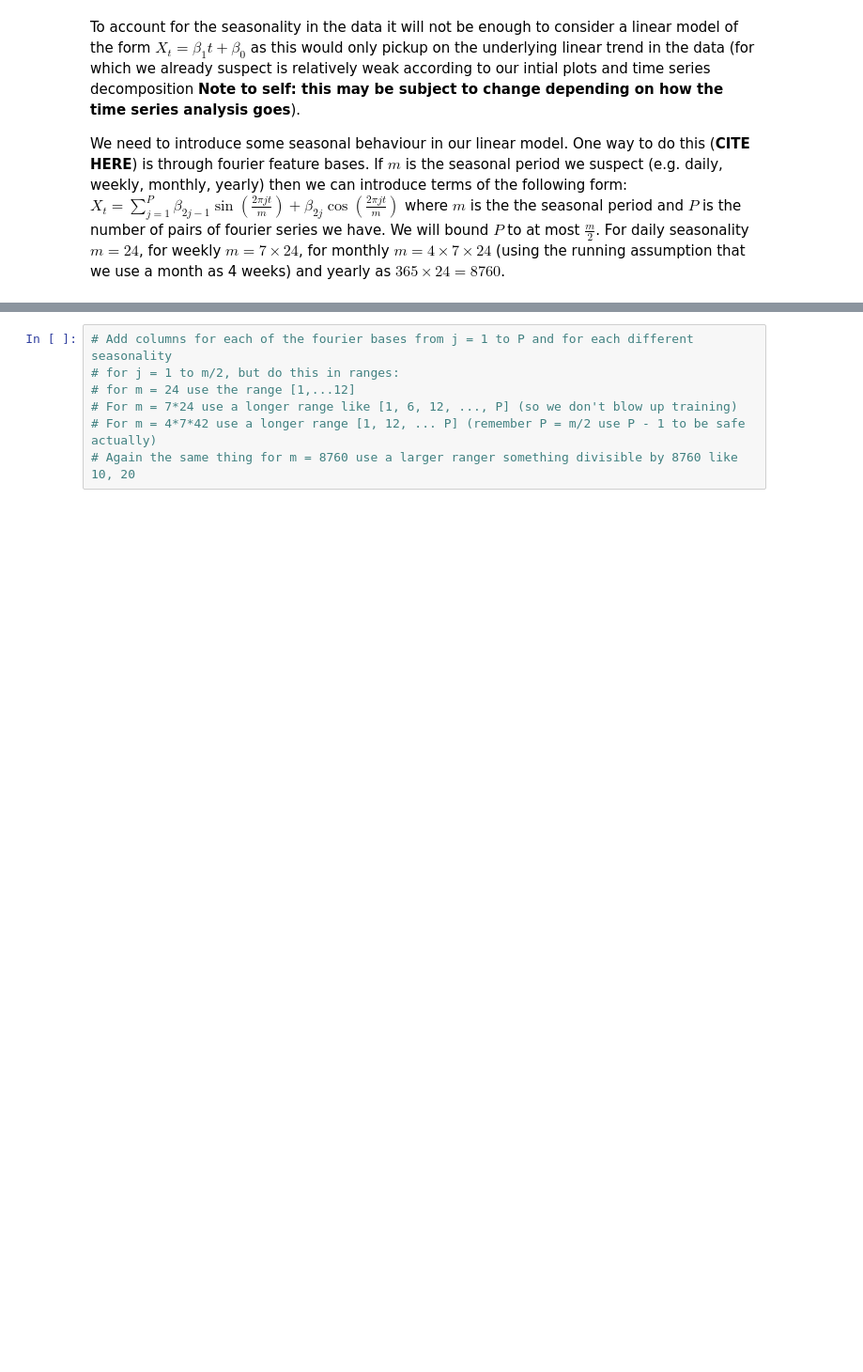
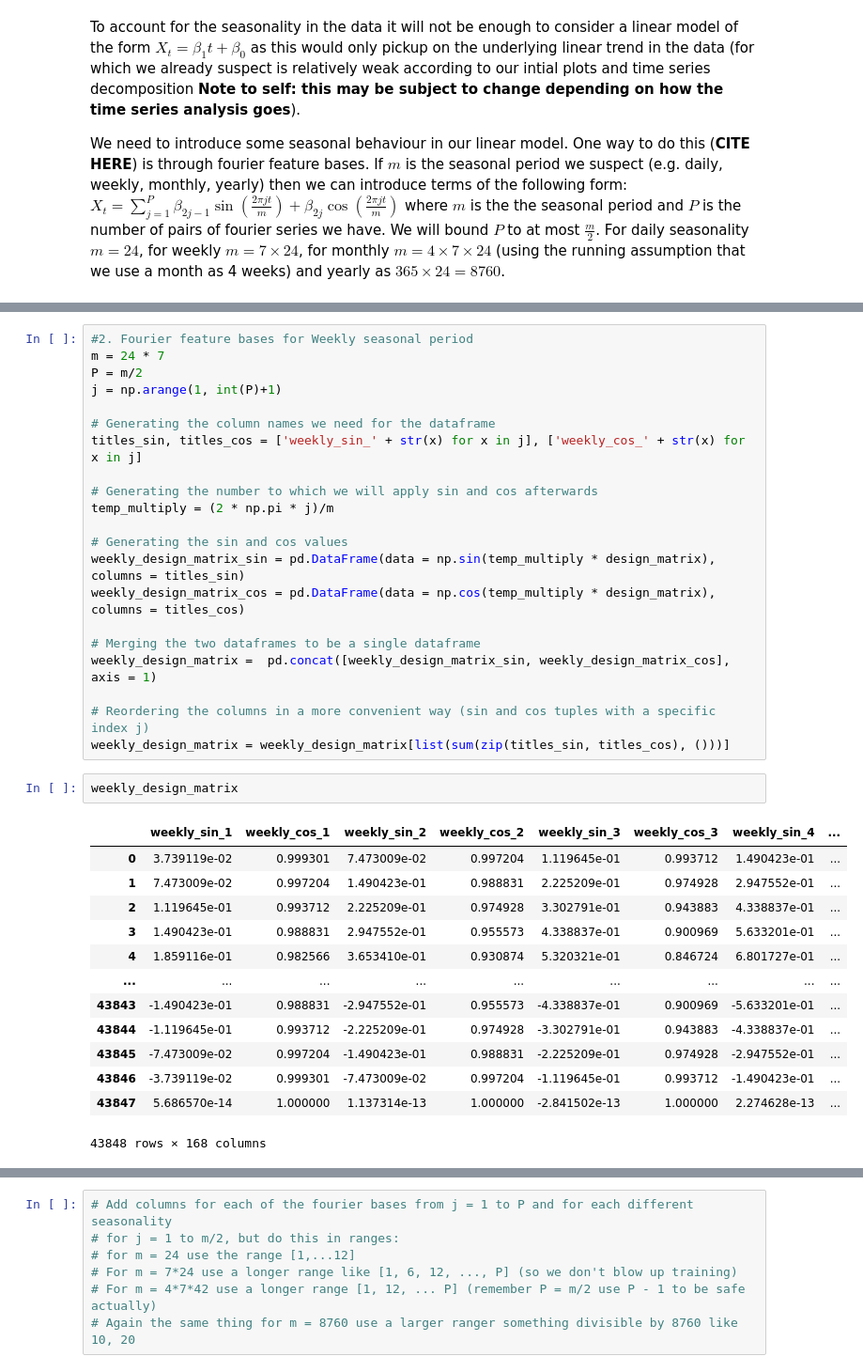
Before and after one commit to cesare-spinoso/project_432, a Jupyter notebook: Linear_models.ipynb, the cells around one changed output, grey strips where cells are left out. Shown: that part at 94% size. Drawn from its saved outputs; the diff is of its cells as text; blank space fills up the shorter version.

```diff
--- a/Linear_models.ipynb
+++ b/Linear_models.ipynb
@@ -182,0 +173,37 @@ array([[    1],
+# %%
+#2. Fourier feature bases for Weekly seasonal period
+m = 24 * 7
+P = m/2
+j = np.arange(1, int(P)+1)
+
+# Generating the column names we need for the dataframe
+titles_sin, titles_cos = ['weekly_sin_' + str(x) for x in j], ['weekly_cos_' + str(x) for x in j]
+
+# Generating the number to which we will apply sin and cos afterwards
+temp_multiply = (2 * np.pi * j)/m
+
+# Generating the sin and cos values
+weekly_design_matrix_sin = pd.DataFrame(data = np.sin(temp_multiply * design_matrix), columns = titles_sin)
+weekly_design_matrix_cos = pd.DataFrame(data = np.cos(temp_multiply * design_matrix), columns = titles_cos)
+
+# Merging the two dataframes to be a single dataframe
+weekly_design_matrix =  pd.concat([weekly_design_matrix_sin, weekly_design_matrix_cos], axis = 1)
+
+# Reordering the columns in a more convenient way (sin and cos tuples with a specific index j)
+weekly_design_matrix = weekly_design_matrix[list(sum(zip(titles_sin, titles_cos), ()))]
+# %%
+weekly_design_matrix
+# %% [output]
+|  | weekly_sin_1 | weekly_cos_1 | weekly_sin_2 | weekly_cos_2 | weekly_sin_3 | weekly_cos_3 | weekly_sin_4 | ... |
+| 0 | 3.739119e-02 | 0.999301 | 7.473009e-02 | 0.997204 | 1.119645e-01 | 0.993712 | 1.490423e-01 | ... |
+| 1 | 7.473009e-02 | 0.997204 | 1.490423e-01 | 0.988831 | 2.225209e-01 | 0.974928 | 2.947552e-01 | ... |
+| 2 | 1.119645e-01 | 0.993712 | 2.225209e-01 | 0.974928 | 3.302791e-01 | 0.943883 | 4.338837e-01 | ... |
+| 3 | 1.490423e-01 | 0.988831 | 2.947552e-01 | 0.955573 | 4.338837e-01 | 0.900969 | 5.633201e-01 | ... |
+| 4 | 1.859116e-01 | 0.982566 | 3.653410e-01 | 0.930874 | 5.320321e-01 | 0.846724 | 6.801727e-01 | ... |
+| ... | ... | ... | ... | ... | ... | ... | ... | ... |
+| 43843 | -1.490423e-01 | 0.988831 | -2.947552e-01 | 0.955573 | -4.338837e-01 | 0.900969 | -5.633201e-01 | ... |
+| 43844 | -1.119645e-01 | 0.993712 | -2.225209e-01 | 0.974928 | -3.302791e-01 | 0.943883 | -4.338837e-01 | ... |
+| 43845 | -7.473009e-02 | 0.997204 | -1.490423e-01 | 0.988831 | -2.225209e-01 | 0.974928 | -2.947552e-01 | ... |
+| 43846 | -3.739119e-02 | 0.999301 | -7.473009e-02 | 0.997204 | -1.119645e-01 | 0.993712 | -1.490423e-01 | ... |
+| 43847 | 5.686570e-14 | 1.000000 | 1.137314e-13 | 1.000000 | -2.841502e-13 | 1.000000 | 2.274628e-13 | ... |
+43848 rows × 168 columns
```
Also changed, not shown: parts of 8 cells of this notebook.
